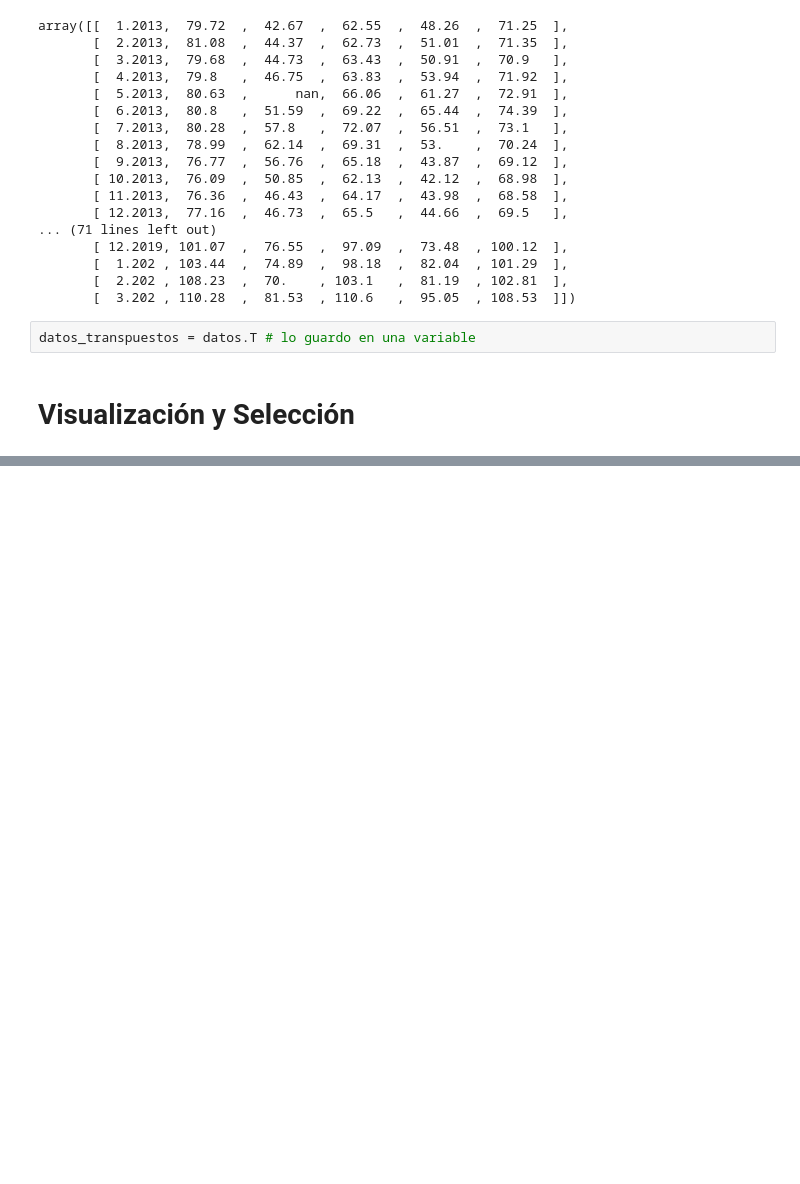
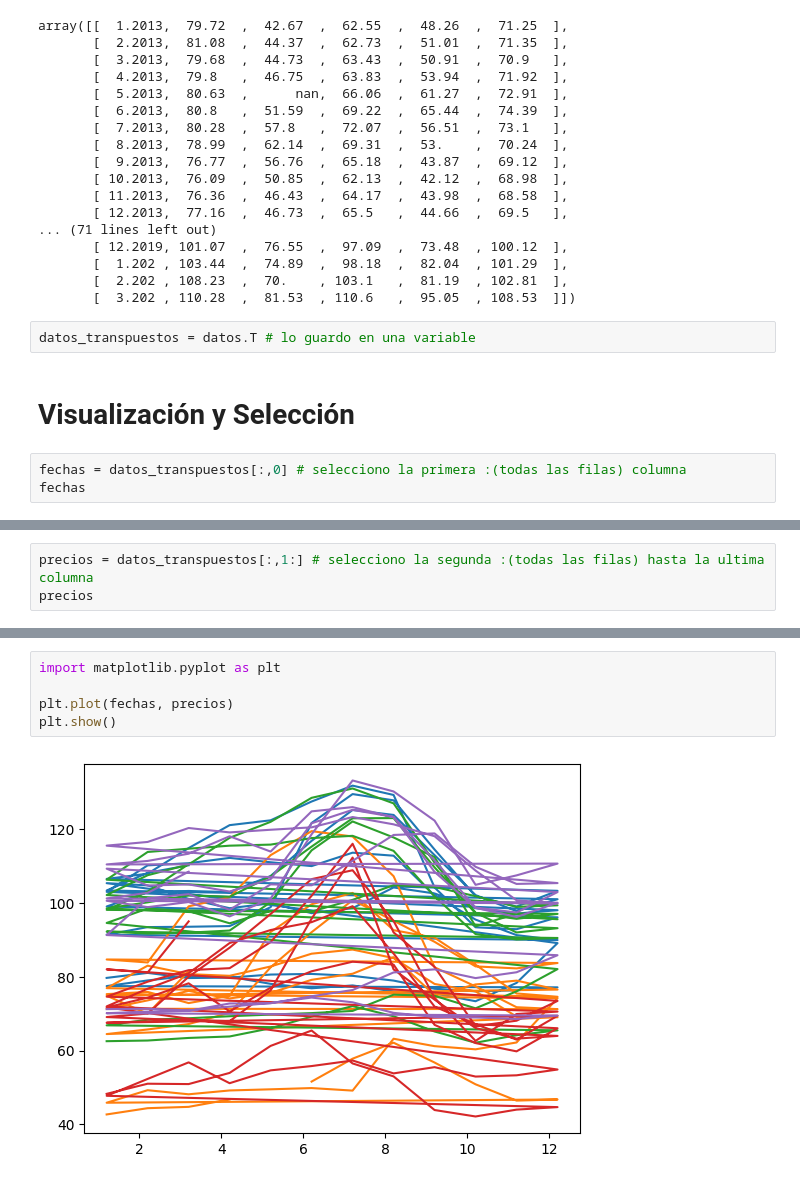
Before and after one commit to FeloCR12/Numpy, a Jupyter notebook: Numpy.ipynb, the cells around one changed output, grey strips where cells are left out. Saved outputs shown, nothing was run; the diff lists cells and outputs as text; blank space fills up the shorter version.

```diff
--- a/Numpy.ipynb
+++ b/Numpy.ipynb
@@ -45,3 +45,6 @@ array([[  1.2013,  79.72  ,  42.67  ,  62.55  ,  48.26  ,  71.25  ],
 datos_transpuestos = datos.T # lo guardo en una variable
 # %% [markdown]
 # **Visualización y Selección**
+# %%
+fechas = datos_transpuestos[:,0] # selecciono la primera :(todas las filas) columna
+fechas
@@ -47,0 +65,3 @@ datos_transpuestos = datos.T # lo guardo en una variable
+# %%
+precios = datos_transpuestos[:,1:] # selecciono la segunda :(todas las filas) hasta la ultima columna
+precios
@@ -47,0 +86,7 @@ datos_transpuestos = datos.T # lo guardo en una variable
+# %%
+import matplotlib.pyplot as plt
+
+plt.plot(fechas, precios)
+plt.show()
+# %% [output]
+[figure, added]
```
Also changed, not shown: parts of 24 cells of this notebook.
